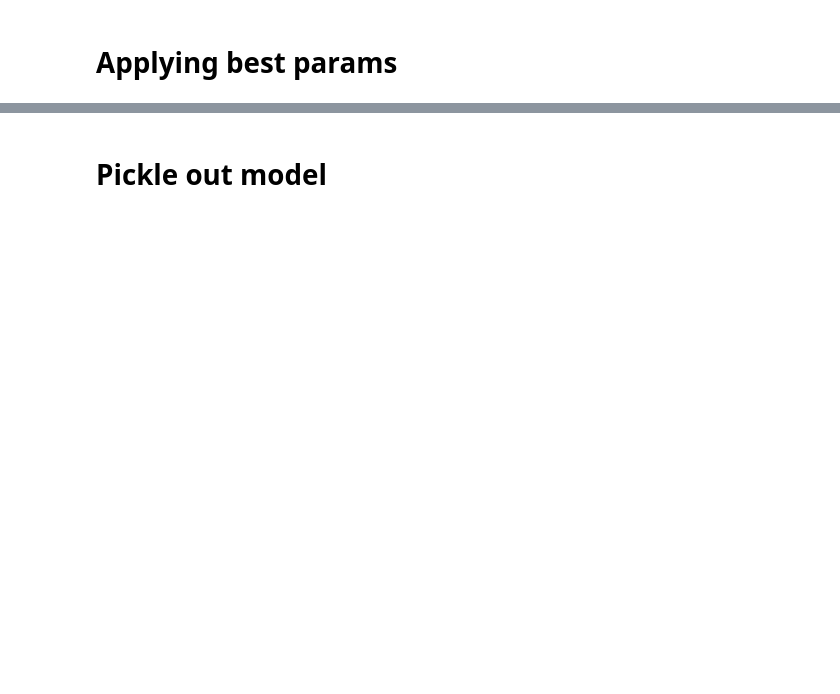
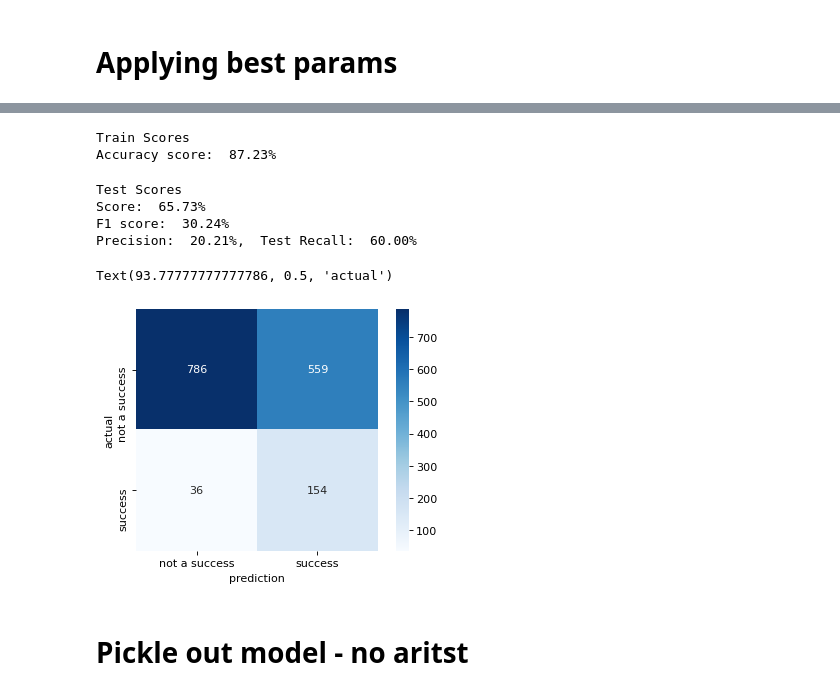
Before and after one commit to andrewdouglassmith1/TikTok_Hit_Predictor, a Jupyter notebook: Outside_Data_Models/2-Baseline_KNN.ipynb, the cells around one changed output, grey strips where cells are left out. Cells and saved outputs as stored; diff of their text form; code cells hidden in the pictures; blank space fills up the shorter version.

```diff
--- a/Outside_Data_Models/2-Baseline_KNN.ipynb
+++ b/Outside_Data_Models/2-Baseline_KNN.ipynb
@@ -152,5 +259,50 @@ Precision:  82.68%,  Test Recall:  94.54%
+# %%
+#Split data into 2: 80% train, 20% test
+X_train, X_test, y_train, y_test = train_test_split(X, y, test_size=0.2, stratify=y)
+# %%
+# Oversample
+
+ada = ADASYN(random_state=42)
+
+# Oversample training data
+X_adasyn_tr, y_adasyn_tr = ada.fit_resample(X_train,y_train)
+# %%
+# Scale features
+scaler = StandardScaler()
+X_adasyn_tr = scaler.fit_transform(X_adasyn_tr)
+X_test = scaler.fit_transform(X_test)
+# %%
+# run initial logistic regression
+# Define KNN
+model = KNeighborsClassifier(n_neighbors = 8, weights = 'uniform')
+model.fit(X_adasyn_tr, y_adasyn_tr)
+y_predict = model.predict(X_test)
+# %%
+Classes.train_scores(model,X_adasyn_tr, y_adasyn_tr)
+# %% [output]
+Train Scores
+Accuracy score:  87.23%
+# %%
+Classes.test_scores(y_test,y_predict)
+# %% [output]
+Test Scores
+Score:  65.73%
+F1 score:  30.24%
+Precision:  20.21%,  Test Recall:  60.00%
+# %%
+# Plot confusion matrix
+success_confusion = confusion_matrix(y_test, y_predict)
+plt.figure(dpi=80)
+sns.heatmap(success_confusion, cmap=plt.cm.Blues, annot=True, square=True, fmt='d',
+        xticklabels=['not a success', 'success'],
+        yticklabels=['not a success', 'success']);
+plt.xlabel('prediction')
+plt.ylabel('actual')
+# %% [output]
+Text(93.77777777777786, 0.5, 'actual')
+[figure, added]
 # %% [markdown]
-# Pickle out model
+# Pickle out model - no aritst
 # %%
 # Pickle model
 path = r"C:\Users\Andrew\Documents\Metis\TikTok_Hit_Predictor\Pickle\knn_model.pkl"
```
Also changed, not shown: parts of 27 cells of this notebook, 1 other file.
